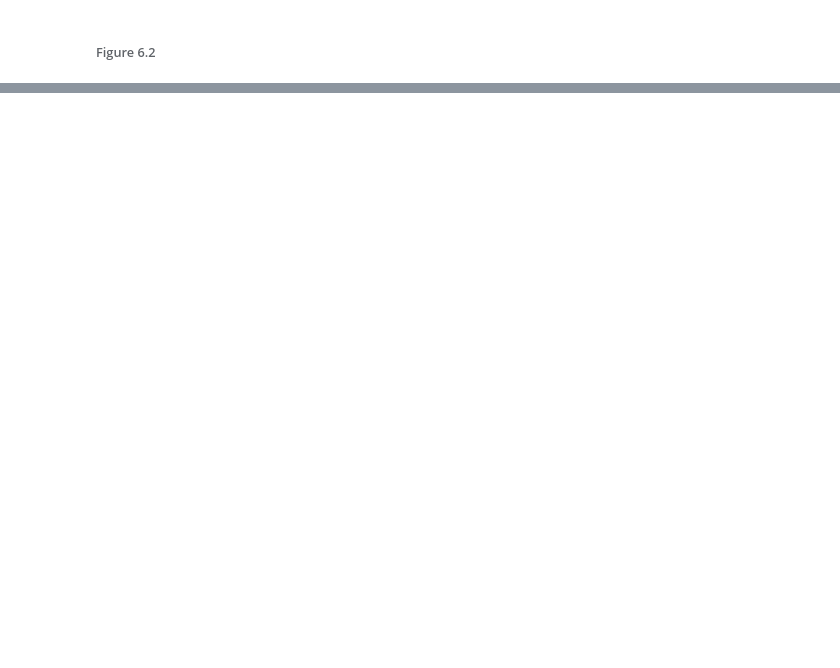
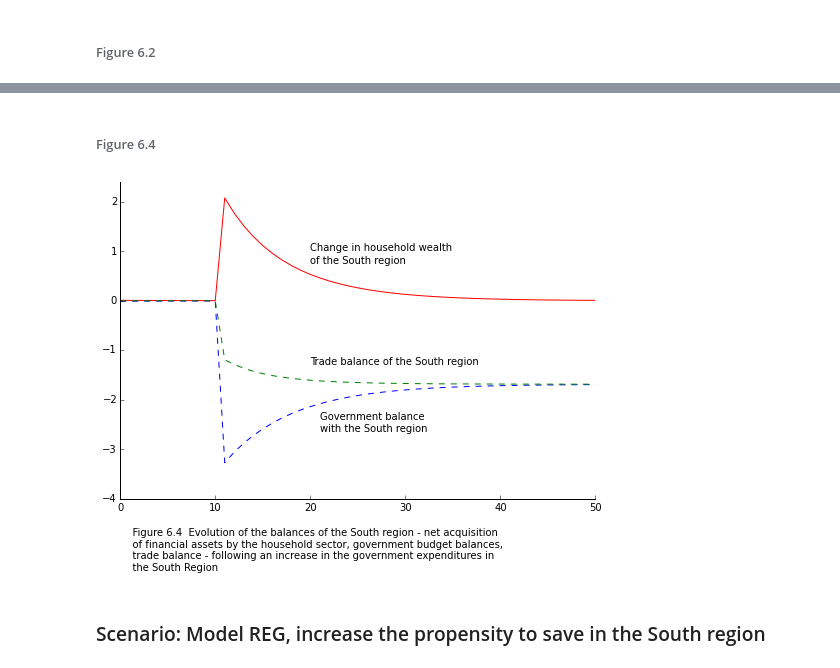
Before and after one commit to kennt/monetary-economics, a Jupyter notebook: Chapter 6 Model REG.ipynb, the cells around one changed output, grey strips where cells are left out. Saved outputs shown, nothing was run; the diff lists cells and outputs as text; code cells hidden in the pictures; blank space fills up the shorter version.

```diff
--- a/Chapter 6 Model REG.ipynb
+++ b/Chapter 6 Model REG.ipynb
@@ -210,0 +255,43 @@ fig.text(0.1, -.05, caption);
+# %% [markdown]
+###### Figure 6.4
+# %%
+caption = '''
+    Figure 6.4  Evolution of the balances of the South region - net acquisition
+    of financial assets by the household sector, government budget balances,
+    trade balance - following an increase in the government expenditures in
+    the South Region'''
+
+vsdata = [0] * len(GS.solutions[5:])
+govdata = [0] * len(vsdata)
+tradedata = [0] * len(vsdata)
+
+for i in xrange(len(vsdata)):
+    s = GS.solutions[5+i] # This is the i iteration
+    s_1 = GS.solutions[4+i] # This is the i-1 iteration
+    vsdata[i] = s['VS'] - s_1['VS']
+    govdata[i] = s['TS'] -(s['GS'] + s['R']*s_1['BhS'])
+    tradedata[i] = s['XS'] - s['IMS']
+
+
+fig = plt.figure()
+axes = fig.add_axes([0.1, 0.1, 1.1, 1.1])
+axes.tick_params(top='off', right='off')
+axes.spines['top'].set_visible(False)
+axes.spines['right'].set_visible(False)
+axes.set_ylim(-4, 2.4)
+
+axes.plot(vsdata, linestyle='-', color='r')
+axes.plot(govdata, linestyle='--', color='b')
+axes.plot(tradedata, linestyle='--', color='g')
+
+# add labels
+plt.text(20, 1, 'Change in household wealth')
+plt.text(20, 0.75, 'of the South region')
+plt.text(20, -1.3, 'Trade balance of the South region')
+plt.text(21, -2.4, 'Government balance')
+plt.text(21, -2.65, 'with the South region')
+fig.text(0.1, -.15, caption);
+# %% [output]
+[figure, added]
+# %% [markdown]
+### Scenario: Model REG, increase the propensity to save in the South region
```
Also changed, not shown: parts of 16 cells of this notebook, 4 other files.
